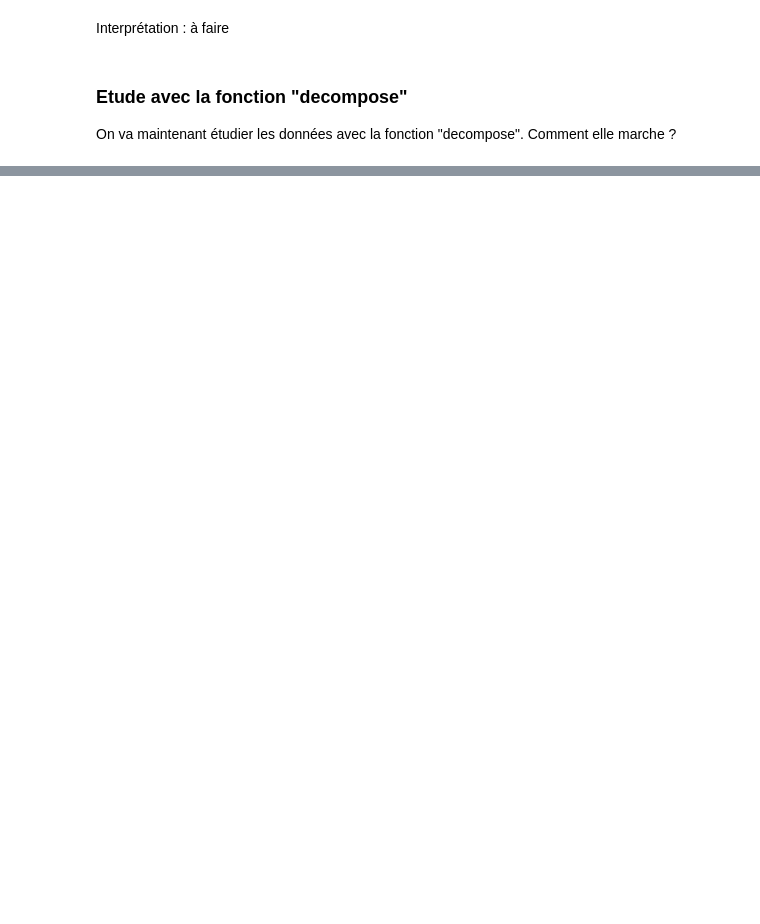
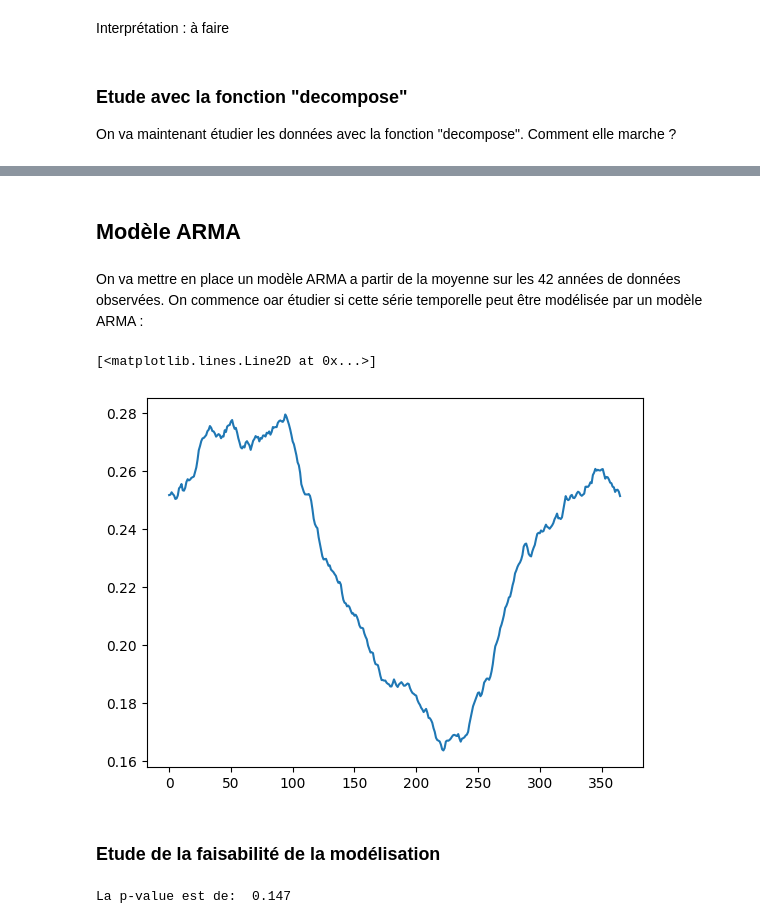
Before and after one commit to dpiot14/Project-4th-year, a Jupyter notebook: wind_Toulouse.ipynb, the cells around one changed output, grey strips where cells are left out. Cells and saved outputs as stored; diff of their text form; code cells hidden in the pictures; blank space fills up the shorter version.

Commit message:
Codage modélisation ARMA

```diff
--- a/wind_Toulouse.ipynb
+++ b/wind_Toulouse.ipynb
@@ -192,0 +201,19 @@ plt.show()
+# %% [markdown]
+## Modèle ARMA
+# %% [markdown]
+On va mettre en place un modèle ARMA a partir de la moyenne sur les 42 années de données observées. On commence oar étudier si cette série temporelle peut être modélisée par un modèle ARMA :
+# %%
+serie = (pd.concat([data_year_wind_tendance['electricity'][338:],data_year_wind_tendance['electricity'],data_year_wind_tendance['electricity'][:28]]).rolling(28, center=True).mean().to_numpy()[28:394])
+plt.plot(serie)
+# %% [output]
+[<matplotlib.lines.Line2D at 0x...>]
+[figure, added]
+# %% [markdown]
+### Etude de la faisabilité de la modélisation
+# %%
+from statsmodels.tsa.stattools import adfuller
+
+_, p, _, _, _, _ = adfuller(serie)
+print("La p-value est de: ", round(p, 3))
+# %% [output]
+La p-value est de:  0.147
```
Also changed, not shown: parts of 11 cells of this notebook.
